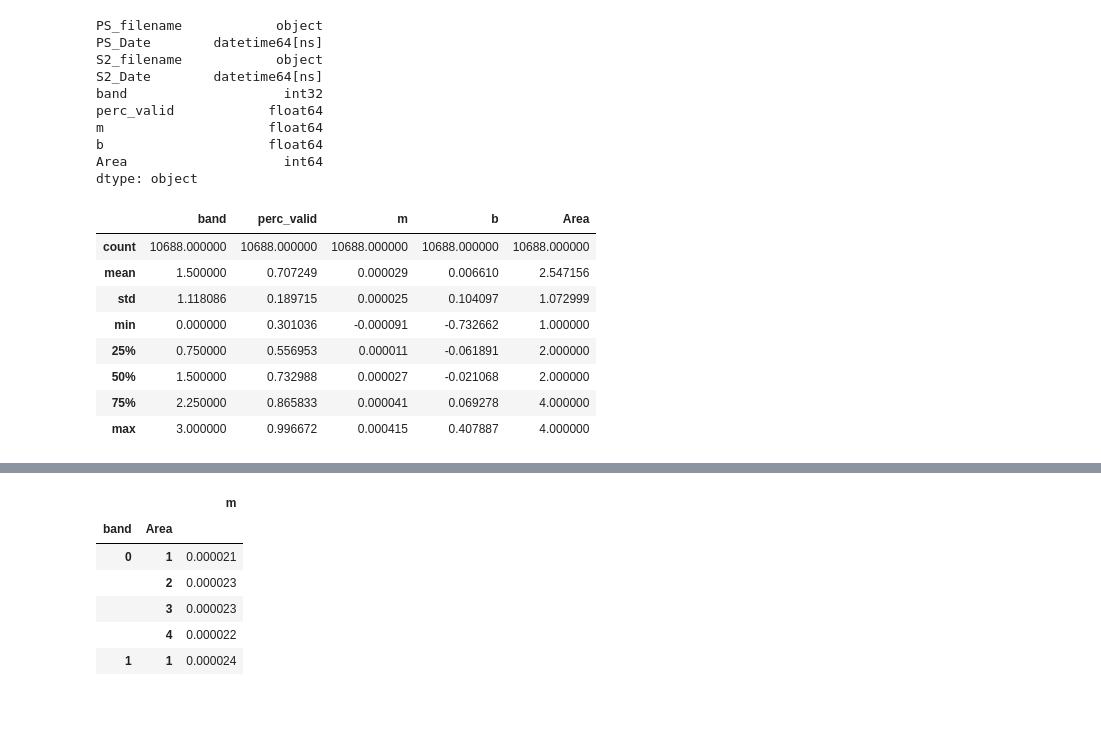
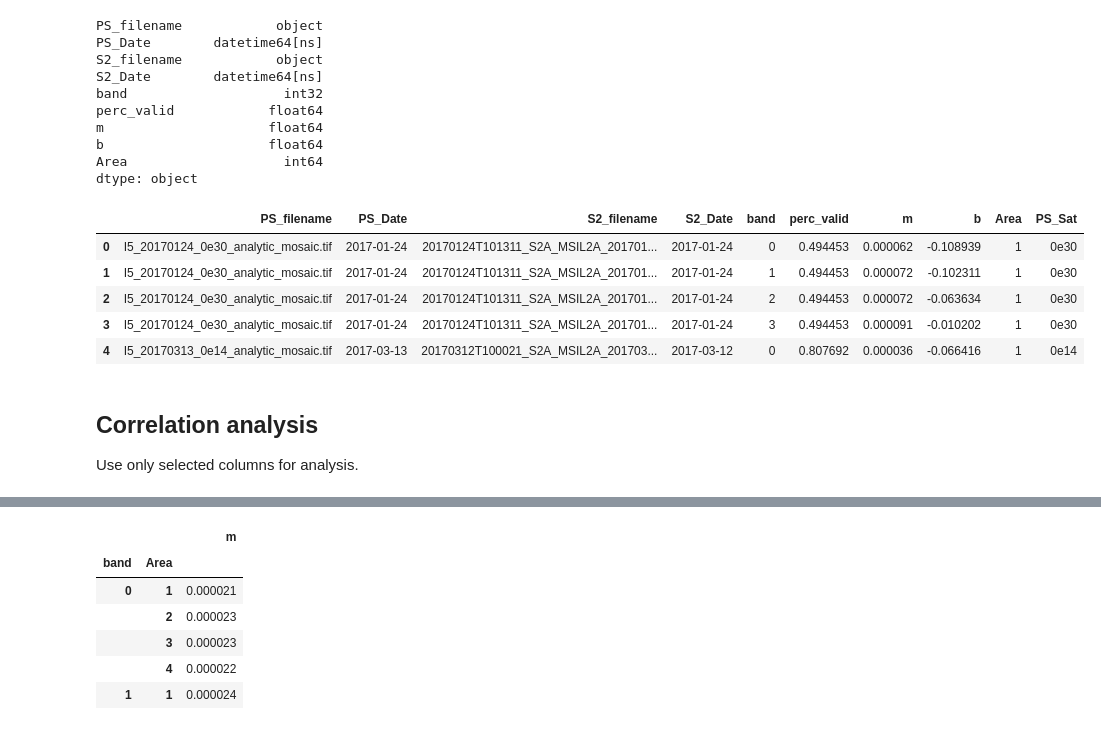
Before and after one commit to EarthObservation/satimagets, a Jupyter notebook: Analyse PS S2 correlations.ipynb, the cells around one changed output, grey strips where cells are left out. Cells and saved outputs as stored; diff of their text form; code cells hidden in the pictures.

```diff
--- a/Analyse PS S2 correlations.ipynb
+++ b/Analyse PS S2 correlations.ipynb
@@ -52,15 +66,16 @@ m                     float64
 b                     float64
 Area                    int64
 dtype: object
+# %%
+# Split PS_filename at _ and create new column PS_Sat from the second part
+corr_df["PS_Sat"] = corr_df["PS_filename"].str.split("_").str[2]
+corr_df["PS_Sat"] = corr_df["PS_Sat"].astype("category")
 # %%
-corr_df.describe()
+corr_df.head()
 # %% [output]
-|  | band | perc_valid | m | b | Area |
-| count | 10688.000000 | 10688.000000 | 10688.000000 | 10688.000000 | 10688.000000 |
-| mean | 1.500000 | 0.707249 | 0.000029 | 0.006610 | 2.547156 |
-| std | 1.118086 | 0.189715 | 0.000025 | 0.104097 | 1.072999 |
-| min | 0.000000 | 0.301036 | -0.000091 | -0.732662 | 1.000000 |
-| 25% | 0.750000 | 0.556953 | 0.000011 | -0.061891 | 2.000000 |
-| 50% | 1.500000 | 0.732988 | 0.000027 | -0.021068 | 2.000000 |
-| 75% | 2.250000 | 0.865833 | 0.000041 | 0.069278 | 4.000000 |
-| max | 3.000000 | 0.996672 | 0.000415 | 0.407887 | 4.000000 |
+|  | PS_filename | PS_Date | S2_filename | S2_Date | band | perc_valid | m | b | Area | PS_Sat |
+| 0 | I5_20170124_0e30_analytic_mosaic.tif | 2017-01-24 | 20170124T101311_S2A_MSIL2A_201701... | 2017-01-24 | 0 | 0.494453 | 0.000062 | -0.108939 | 1 | 0e30 |
+| 1 | I5_20170124_0e30_analytic_mosaic.tif | 2017-01-24 | 20170124T101311_S2A_MSIL2A_201701... | 2017-01-24 | 1 | 0.494453 | 0.000072 | -0.102311 | 1 | 0e30 |
+| 2 | I5_20170124_0e30_analytic_mosaic.tif | 2017-01-24 | 20170124T101311_S2A_MSIL2A_201701... | 2017-01-24 | 2 | 0.494453 | 0.000072 | -0.063634 | 1 | 0e30 |
+| 3 | I5_20170124_0e30_analytic_mosaic.tif | 2017-01-24 | 20170124T101311_S2A_MSIL2A_201701... | 2017-01-24 | 3 | 0.494453 | 0.000091 | -0.010202 | 1 | 0e30 |
+| 4 | I5_20170313_0e14_analytic_mosaic.tif | 2017-03-13 | 20170312T100021_S2A_MSIL2A_201703... | 2017-03-12 | 0 | 0.807692 | 0.000036 | -0.066416 | 1 | 0e14 |
@@ -67 +85,5 @@ corr_df.describe()
+# %% [markdown]
+## Correlation analysis
+
+Use only selected columns for analysis.
 # %%
```
Also changed, not shown: parts of 37 cells of this notebook.
